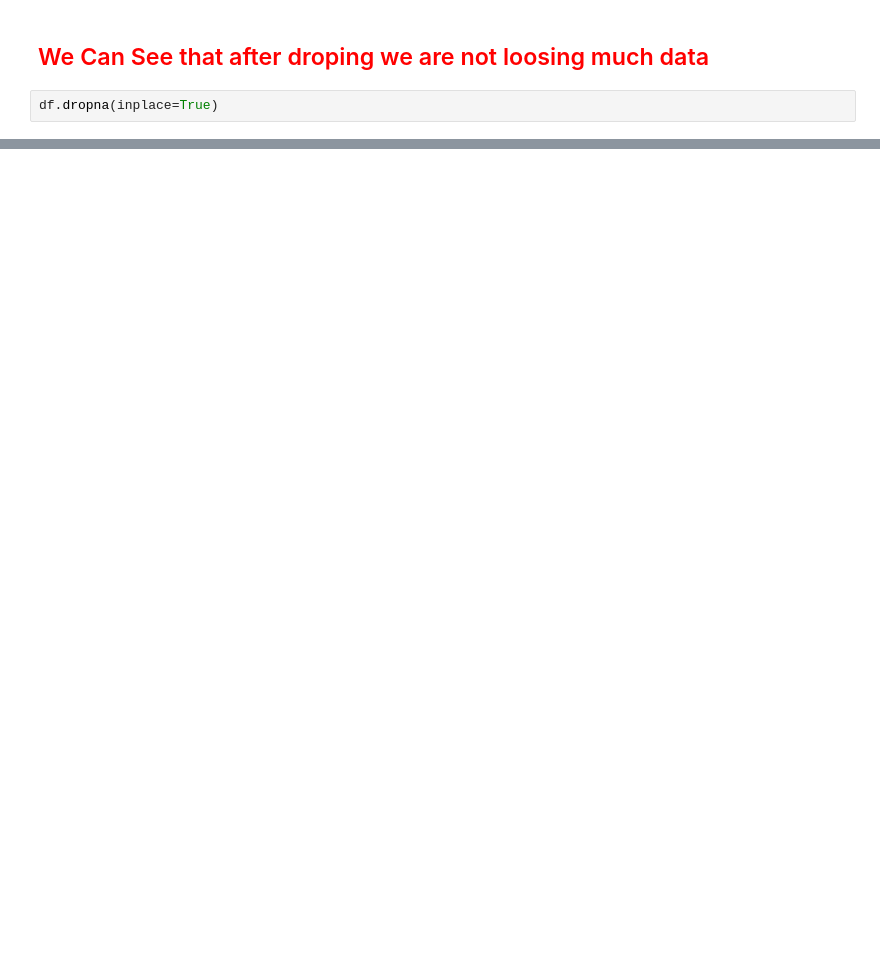
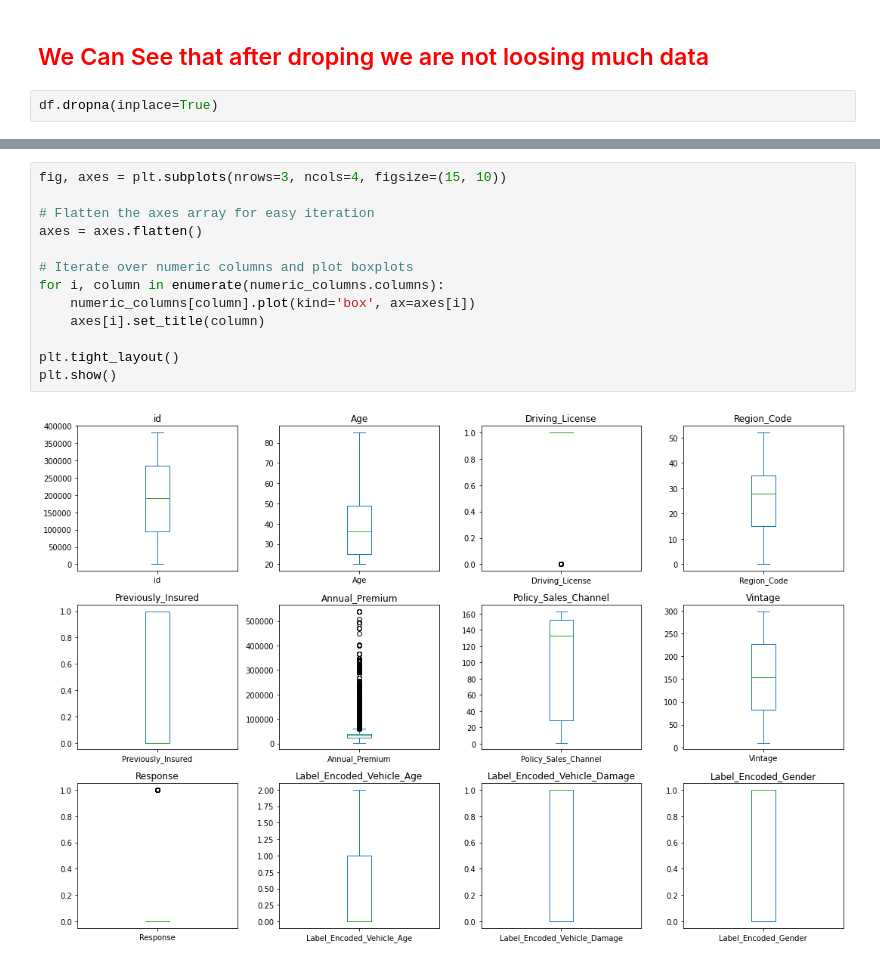
Before and after one commit to harsh-jman/ML-Training, a Jupyter notebook: Day-1_EDA.ipynb, the cells around one changed output, grey strips where cells are left out. Cells and saved outputs as stored; diff of their text form; blank space fills up the shorter version.

```diff
--- a/Day-1_EDA.ipynb
+++ b/Day-1_EDA.ipynb
@@ -215,0 +232,15 @@ KeyboardInterrupt
+# %%
+fig, axes = plt.subplots(nrows=3, ncols=4, figsize=(15, 10))
+
+# Flatten the axes array for easy iteration
+axes = axes.flatten()
+
+# Iterate over numeric columns and plot boxplots
+for i, column in enumerate(numeric_columns.columns):
+    numeric_columns[column].plot(kind='box', ax=axes[i])
+    axes[i].set_title(column)
+
+plt.tight_layout()
+plt.show()
+# %% [output]
+[figure, added]
```
Also changed, not shown: parts of 20 cells of this notebook.
